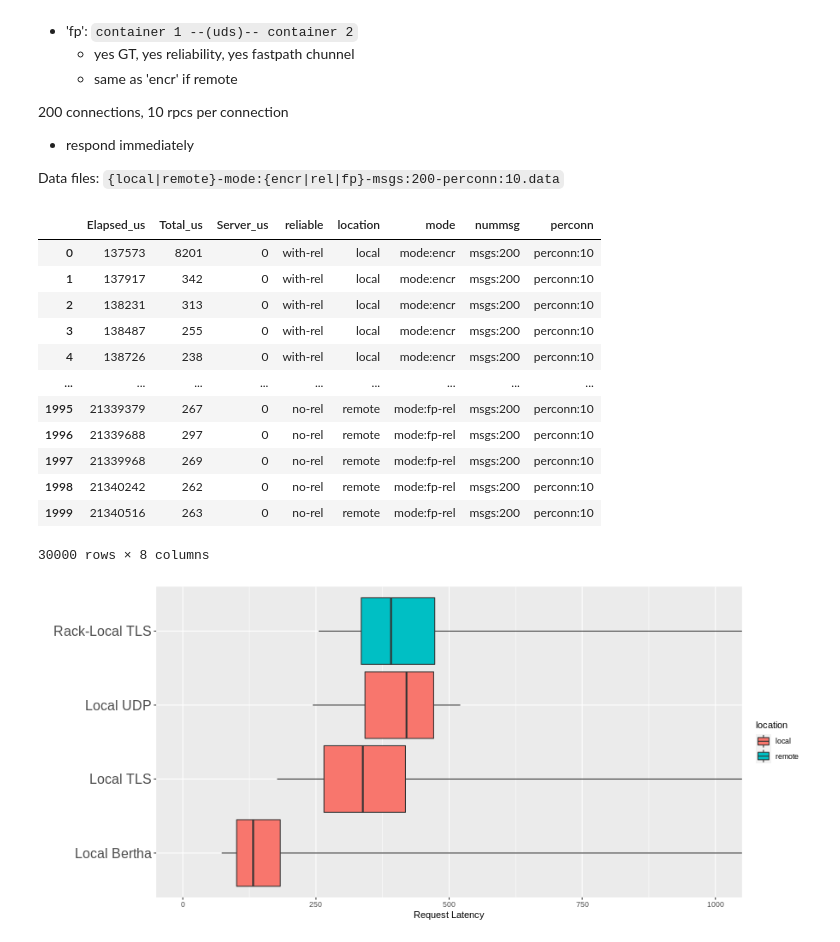
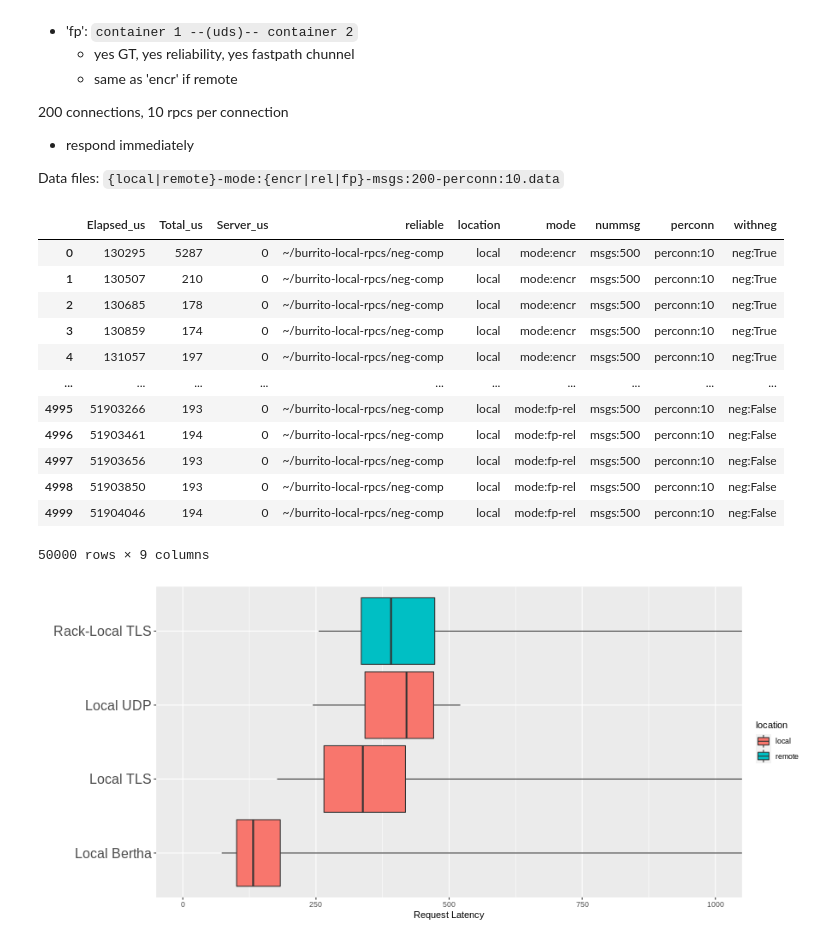
Before and after one commit to akshayknarayan/burrito, a Jupyter notebook: scripts/local-fastpath.ipynb, the cells around one changed output. Drawn from its saved outputs; the diff is of its cells as text; code cells hidden in the pictures.

Commit message:
local-fastpath: Update scripts to bench no-negotation

```diff
--- a/scripts/local-fastpath.ipynb
+++ b/scripts/local-fastpath.ipynb
@@ -54,48 +54,52 @@ import numpy as np
 import matplotlib.pylab as plt
 plt.rcParams['figure.dpi'] = 200
 # %%
-pos = ['local', 'remote', 'farther']
-mode = [f'mode:{m}' for m in ['encr', 'rel', 'rel-ux', 'fp', 'fp-rel', 'fp-rel2']]
-msgs = ['msgs:200']
+pos = ['local']
+mode = [f'mode:{m}' for m in ['encr', 'rel', 'rel-ux', 'fp', 'fp-rel']]
+msgs = ['msgs:500']
 perconn = ['perconn:10']
-version = ['with-rel', 'no-rel']
+neg = [f'neg:{x}' for x in [True, False]]
+version = ['~/burrito-local-rpcs/neg-comp']
 # %%
 df = None
 for d in version:
     for p in pos:
         for m in mode:
             for nummsg in msgs:
                 for pc in perconn:
-                    fn = f"{d}/{p}-{m}-{nummsg}-{pc}.data"
-                    try:
-                        file_df = pd.read_csv(fn, sep=",")
-                    except:
-                        continue
-                    file_df['reliable'] = d
-                    file_df['location'] = p
-                    file_df['mode'] = m
-                    file_df['nummsg'] = nummsg
-                    file_df['perconn'] = pc
-                    if df is None:
-                        df = file_df
-                    else:
-                        df = df.append(file_df)
+                    for n in neg:
+                        fn = f"{d}/{p}-{m}-{nummsg}-{pc}-{n}.data"
+                        try:
+                            file_df = pd.read_csv(fn, sep=",")
+                        except:
+                            print(fn)
+                            continue
+                        file_df['reliable'] = d
+                        file_df['location'] = p
+                        file_df['mode'] = m
+                        file_df['nummsg'] = nummsg
+                        file_df['perconn'] = pc
+                        file_df['withneg'] = n
+                        if df is None:
+                            df = file_df
+                        else:
+                            df = df.append(file_df)
 
 df
 # %% [output]
-|  | Elapsed_us | Total_us | Server_us | reliable | location | mode | nummsg | perconn |
-| 0 | 137573 | 8201 | 0 | with-rel | local | mode:encr | msgs:200 | perconn:10 |
-| 1 | 137917 | 342 | 0 | with-rel | local | mode:encr | msgs:200 | perconn:10 |
-| 2 | 138231 | 313 | 0 | with-rel | local | mode:encr | msgs:200 | perconn:10 |
-| 3 | 138487 | 255 | 0 | with-rel | local | mode:encr | msgs:200 | perconn:10 |
-| 4 | 138726 | 238 | 0 | with-rel | local | mode:encr | msgs:200 | perconn:10 |
-| ... | ... | ... | ... | ... | ... | ... | ... | ... |
-| 1995 | 21339379 | 267 | 0 | no-rel | remote | mode:fp-rel | msgs:200 | perconn:10 |
-| 1996 | 21339688 | 297 | 0 | no-rel | remote | mode:fp-rel | msgs:200 | perconn:10 |
-| 1997 | 21339968 | 269 | 0 | no-rel | remote | mode:fp-rel | msgs:200 | perconn:10 |
-| 1998 | 21340242 | 262 | 0 | no-rel | remote | mode:fp-rel | msgs:200 | perconn:10 |
-| 1999 | 21340516 | 263 | 0 | no-rel | remote | mode:fp-rel | msgs:200 | perconn:10 |
+|  | Elapsed_us | Total_us | Server_us | reliable | location | mode | nummsg | perconn | withneg |
+| 0 | 130295 | 5287 | 0 | ~/burrito-local-rpcs/neg-comp | local | mode:encr | msgs:500 | perconn:10 | neg:True |
+| 1 | 130507 | 210 | 0 | ~/burrito-local-rpcs/neg-comp | local | mode:encr | msgs:500 | perconn:10 | neg:True |
+| 2 | 130685 | 178 | 0 | ~/burrito-local-rpcs/neg-comp | local | mode:encr | msgs:500 | perconn:10 | neg:True |
+| 3 | 130859 | 174 | 0 | ~/burrito-local-rpcs/neg-comp | local | mode:encr | msgs:500 | perconn:10 | neg:True |
+| 4 | 131057 | 197 | 0 | ~/burrito-local-rpcs/neg-comp | local | mode:encr | msgs:500 | perconn:10 | neg:True |
+| ... | ... | ... | ... | ... | ... | ... | ... | ... | ... |
+| 4995 | 51903266 | 193 | 0 | ~/burrito-local-rpcs/neg-comp | local | mode:fp-rel | msgs:500 | perconn:10 | neg:False |
+| 4996 | 51903461 | 194 | 0 | ~/burrito-local-rpcs/neg-comp | local | mode:fp-rel | msgs:500 | perconn:10 | neg:False |
+| 4997 | 51903656 | 193 | 0 | ~/burrito-local-rpcs/neg-comp | local | mode:fp-rel | msgs:500 | perconn:10 | neg:False |
+| 4998 | 51903850 | 193 | 0 | ~/burrito-local-rpcs/neg-comp | local | mode:fp-rel | msgs:500 | perconn:10 | neg:False |
+| 4999 | 51904046 | 194 | 0 | ~/burrito-local-rpcs/neg-comp | local | mode:fp-rel | msgs:500 | perconn:10 | neg:False |
-30000 rows × 8 columns
+50000 rows × 9 columns
 # %%
 df.to_csv("./local-fastpath-data.csv")
 # %%
```
Also changed, not shown: parts of 2 cells of this notebook, 5 other files.
